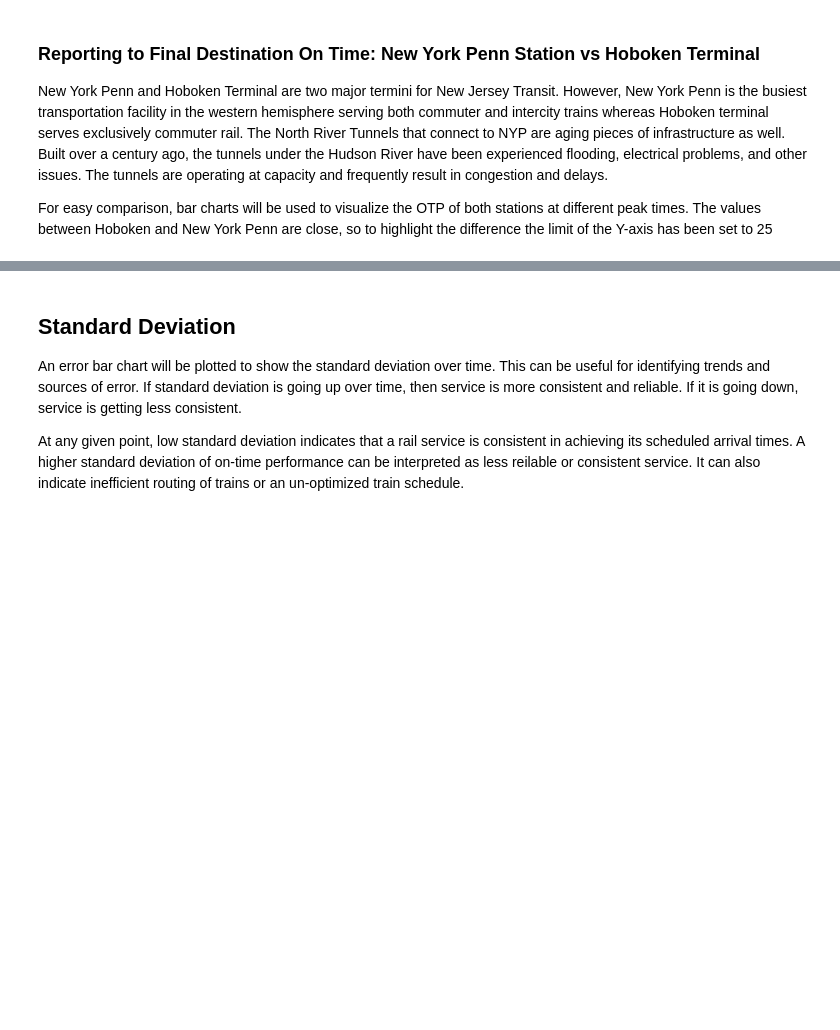
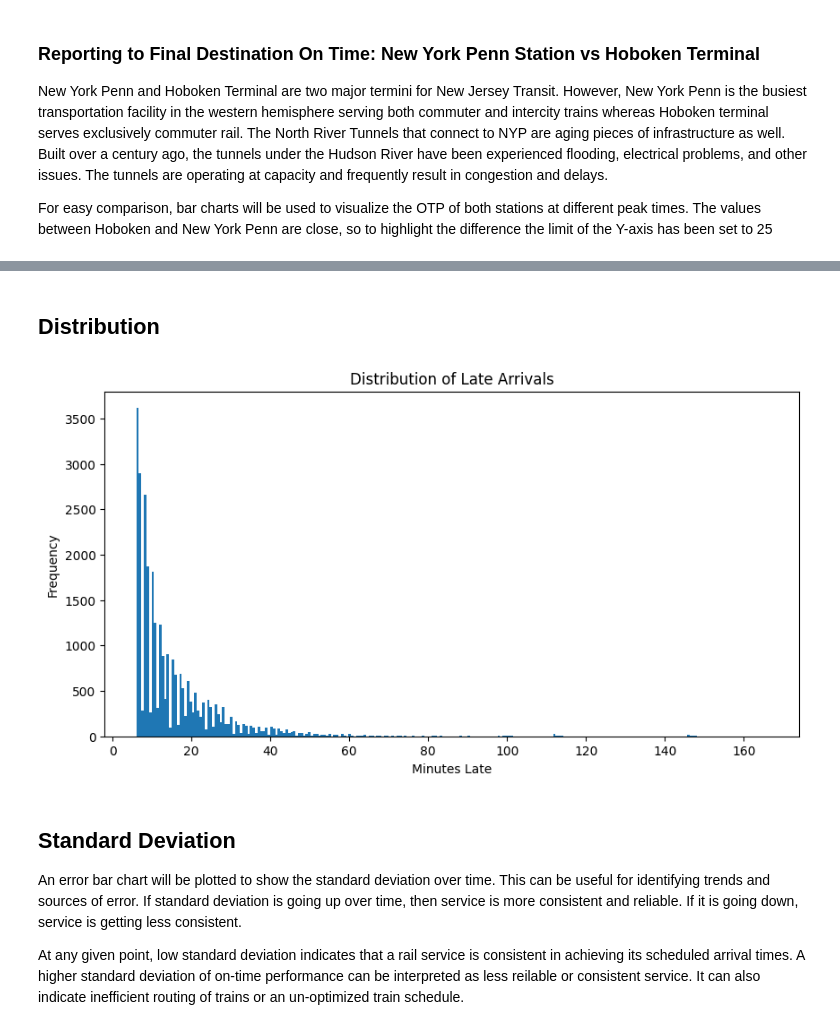
Before and after one commit to d0ugherty/On-Time-Performance-Stats, a Jupyter notebook: on_time_performance.ipynb, the cells around one changed output, grey strips where cells are left out. Drawn from its saved outputs; the diff is of its cells as text; code cells hidden in the pictures; blank space fills up the shorter version.

Commit message:
working on distribution

```diff
--- a/on_time_performance.ipynb
+++ b/on_time_performance.ipynb
@@ -120,3 +127,18 @@ plt.show()
+# %% [markdown]
+## Distribution
+# %%
+nyp_services = all_services[(all_services['to'] == 'New York Penn Station')]
+late_mins = nyp_services[(nyp_services['delay_minutes'] >= 6.0)]['delay_minutes'].to_list()
+data = late_mins
+#data = random.sample(late_mins,20000)
+fig = plt.figure(figsize=(10,5))
+plt.hist(data,bins = 250)
+plt.title('Distribution of Late Arrivals')
+plt.xlabel('Minutes Late')
+plt.ylabel('Frequency')
+plt.show()
+# %% [output]
+[figure, added]
 # %% [markdown]
 ## Standard Deviation <br>
 An error bar chart will be plotted to show the standard deviation over time. This can be useful for identifying trends and sources of error. If standard deviation is going up over time, then service is more consistent and reliable. If it is going down, service is getting less consistent. <br>
```
Also changed, not shown: parts of 9 cells of this notebook.
